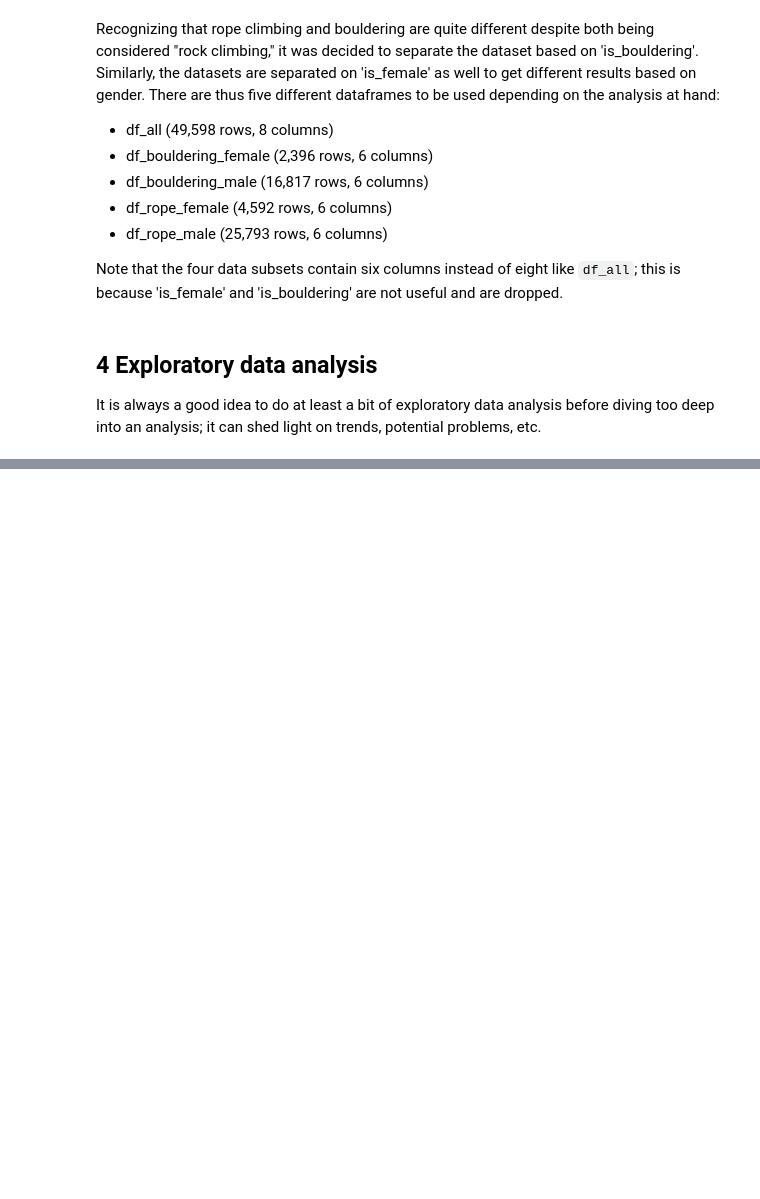
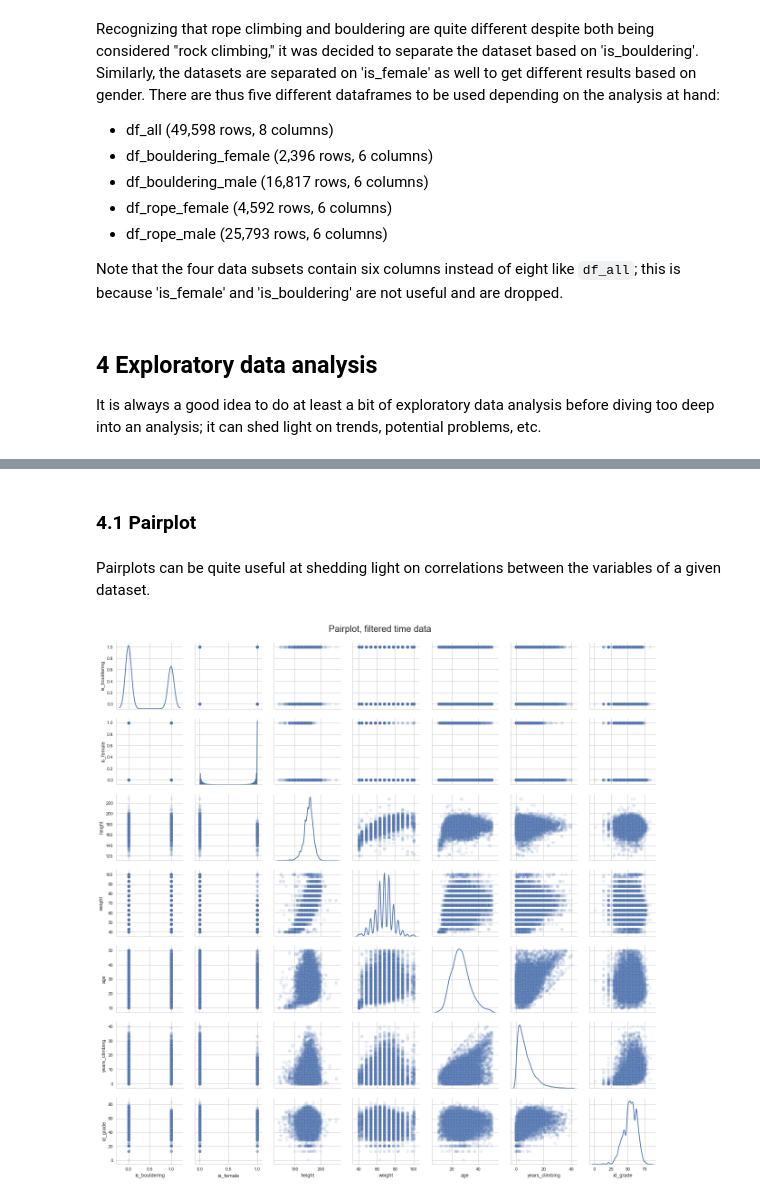
Before and after one commit to stevebachmeier/climber-characteristic-analysis, a Jupyter notebook: Report_climbing.ipynb, the cells around one changed output, grey strips where cells are left out. Drawn from its saved outputs; the diff is of its cells as text; code cells hidden in the pictures; blank space fills up the shorter version.

Commit message:
Updated report through visualizations

```diff
--- a/Report_climbing.ipynb
+++ b/Report_climbing.ipynb
@@ -17,11 +17,13 @@ display(HTML('<style>.prompt{width: 0px; min-width: 0px; visibility: collapse}</
 #----------------------------------------------------------------
 # Run the following to import required libraries
 import dill
+import matplotlib.pyplot as plt
+import seaborn as sns
 
 #----------------------------------------------------------------
 # Run the following to load required pickled objects
 
-df_all_head = dill.load(open("df_all_head.pkl", "rb"))
+df_all = dill.load(open("df_all.pkl", "rb"))
 # %% [markdown]
 ## 1 Synopsis
 # %% [markdown]
@@ -391,0 +209,19 @@ Some recommendations to improve this analysis include:
+# %% [markdown]
+### 4.1 Pairplot
+# %% [markdown]
+Pairplots can be quite useful at shedding light on correlations between the variables of a given dataset.
+# %%
+%matplotlib inline
+
+sns.set(style="whitegrid")
+g = sns.pairplot(df_all[
+    (df_all['height'] >= 120) & (df_all['height'] <= 240) &
+    (df_all['weight'] != 0) &
+    (df_all['age'] >= 10) & (df_all['age'] <= 50) &
+    (df_all['years_climbing'] >= 0) & (df_all['years_climbing'] <= 40)]\
+                 [['is_bouldering','is_female','height','weight','age','years_climbing','id_grade']],
+                 diag_kind='kde', dropna=True, plot_kws={'alpha':'0.1'})
+g.fig.suptitle("Pairplot, filtered time data", size=20)
+plt.subplots_adjust(top=0.95)
+# %% [output]
+[figure, added]
```
Also changed, not shown: parts of 60 cells of this notebook, 7 other files.
